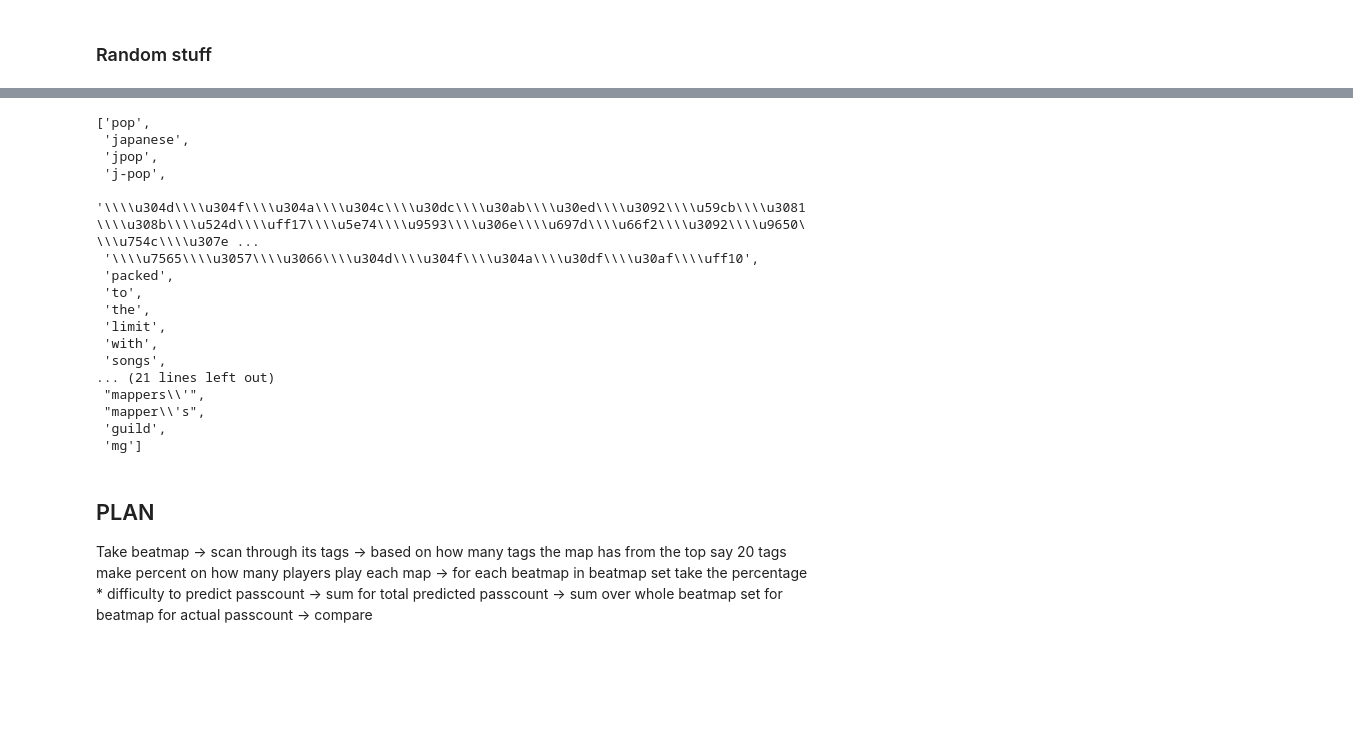
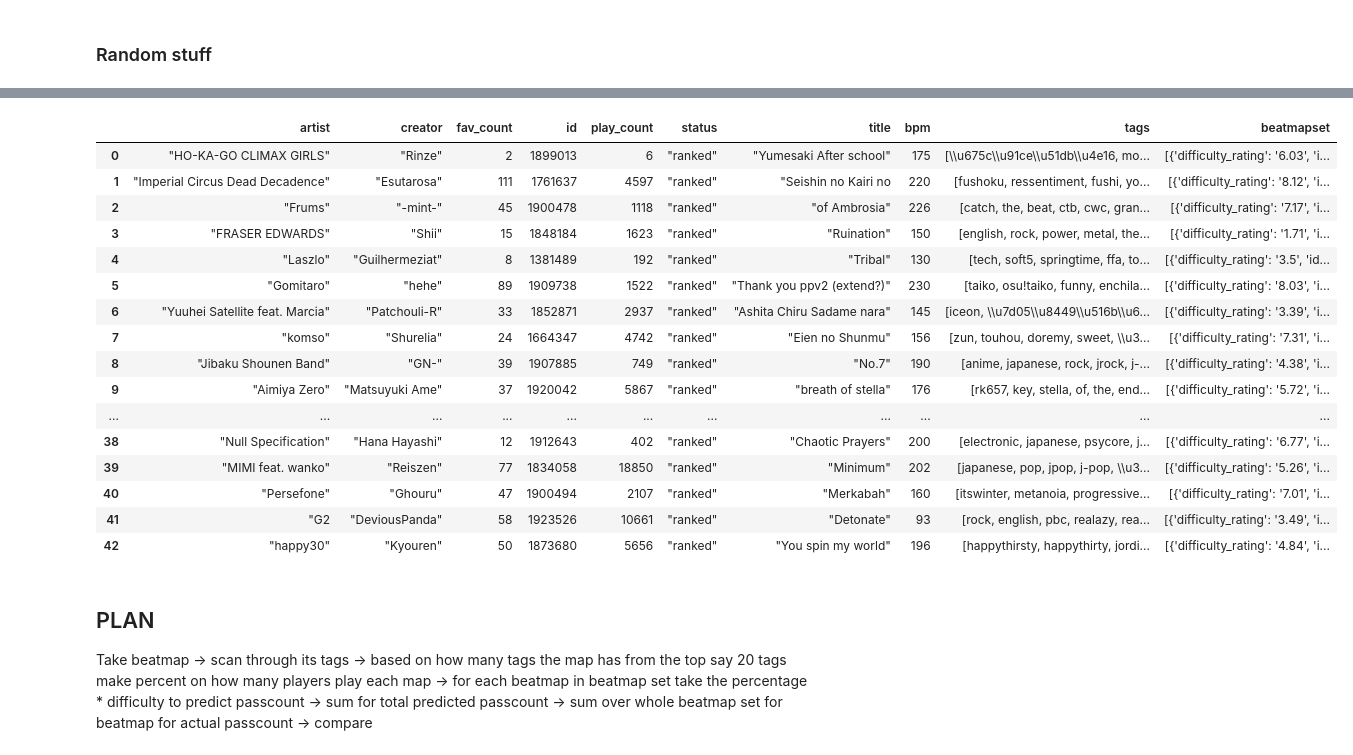
Before and after one commit to MlakarT/MlakarT-Analiza-podatkov-osu-, a Jupyter notebook: capture.ipynb, the cells around one changed output, grey strips where cells are left out. Saved outputs shown, nothing was run; the diff lists cells and outputs as text; code cells hidden in the pictures; blank space fills up the shorter version.

Commit message:
Alright good stuff was done, finally figured it out Also pandas is a piece of ... you know that?

```diff
--- a/capture.ipynb
+++ b/capture.ipynb
@@ -217,6 +217,9 @@ subtable_by_playcount.head(20).plot.bar(x='title', y='play_count')
 ## Bayes classificator goes here: predicting passcount for separate beatmaps given difficulty and playcount
 # %% [markdown]
 _Additional note:_ This could be slightly problematic because lots of people are downloading the maps and just not playing them, + the difficulty is calculated based on a different classificator than just percentile
+# %%
+#I have to redefine df because of the way pandas reads from .csv files and .json files
+df = pd.read_json('data.json')
 # %%
 # beatmaps_ranked_by_playcount = subtable_by_playcount.reset_index().drop('index', axis= 1)
 def grab_index_from_title(df: pd.DataFrame, title: str):
@@ -312,23 +354,23 @@ int(df1.beatmapset[a][0]['passcount'])
-# %%
-df1.iloc[0]['tags']
-# %% [output]
-['pop',
- 'japanese',
- 'jpop',
- 'j-pop',
- '\\\\u304d\\\\u304f\\\\u304a\\\\u304c\\\\u30dc\\\\u30ab\\\\u30ed\\\\u3092\\\\u59cb\\\\u3081\\\\u308b\\\\u524d\\\\uff17\\\\u5e74\\\\u9593\\\\u306e\\\\u697d\\\\u66f2\\\\u3092\\\\u9650\\\\u754c\\\\u307e ...
- '\\\\u7565\\\\u3057\\\\u3066\\\\u304d\\\\u304f\\\\u304a\\\\u30df\\\\u30af\\\\uff10',
- 'packed',
- 'to',
- 'the',
- 'limit',
- 'with',
- 'songs',
-... (21 lines left out)
- "mappers\\'",
- "mapper\\'s",
- 'guild',
- 'mg']
+# %%
+df
+# %% [output]
+|  | artist | creator | fav_count | id | play_count | status | title | bpm | tags | beatmapset |
+| 0 | "HO-KA-GO CLIMAX GIRLS" | "Rinze" | 2 | 1899013 | 6 | "ranked" | "Yumesaki After school" | 175 | [\\u675c\\u91ce\\u51db\\u4e16, mo... | [{'difficulty_rating': '6.03', 'i... |
+| 1 | "Imperial Circus Dead Decadence" | "Esutarosa" | 111 | 1761637 | 4597 | "ranked" | "Seishin no Kairi no | 220 | [fushoku, ressentiment, fushi, yo... | [{'difficulty_rating': '8.12', 'i... |
+| 2 | "Frums" | "-mint-" | 45 | 1900478 | 1118 | "ranked" | "of Ambrosia" | 226 | [catch, the, beat, ctb, cwc, gran... | [{'difficulty_rating': '7.17', 'i... |
+| 3 | "FRASER EDWARDS" | "Shii" | 15 | 1848184 | 1623 | "ranked" | "Ruination" | 150 | [english, rock, power, metal, the... | [{'difficulty_rating': '1.71', 'i... |
+| 4 | "Laszlo" | "Guilhermeziat" | 8 | 1381489 | 192 | "ranked" | "Tribal" | 130 | [tech, soft5, springtime, ffa, to... | [{'difficulty_rating': '3.5', 'id... |
+| 5 | "Gomitaro" | "hehe" | 89 | 1909738 | 1522 | "ranked" | "Thank you ppv2 (extend?)" | 230 | [taiko, osu!taiko, funny, enchila... | [{'difficulty_rating': '8.03', 'i... |
+| 6 | "Yuuhei Satellite feat. Marcia" | "Patchouli-R" | 33 | 1852871 | 2937 | "ranked" | "Ashita Chiru Sadame nara" | 145 | [iceon, \\u7d05\\u8449\\u516b\\u6... | [{'difficulty_rating': '3.39', 'i... |
+| 7 | "komso" | "Shurelia" | 24 | 1664347 | 4742 | "ranked" | "Eien no Shunmu" | 156 | [zun, touhou, doremy, sweet, \\u3... | [{'difficulty_rating': '7.31', 'i... |
+| 8 | "Jibaku Shounen Band" | "GN-" | 39 | 1907885 | 749 | "ranked" | "No.7" | 190 | [anime, japanese, rock, jrock, j-... | [{'difficulty_rating': '4.38', 'i... |
+| 9 | "Aimiya Zero" | "Matsuyuki Ame" | 37 | 1920042 | 5867 | "ranked" | "breath of stella" | 176 | [rk657, key, stella, of, the, end... | [{'difficulty_rating': '5.72', 'i... |
+| ... | ... | ... | ... | ... | ... | ... | ... | ... | ... | ... |
+| 38 | "Null Specification" | "Hana Hayashi" | 12 | 1912643 | 402 | "ranked" | "Chaotic Prayers" | 200 | [electronic, japanese, psycore, j... | [{'difficulty_rating': '6.77', 'i... |
+| 39 | "MIMI feat. wanko" | "Reiszen" | 77 | 1834058 | 18850 | "ranked" | "Minimum" | 202 | [japanese, pop, jpop, j-pop, \\u3... | [{'difficulty_rating': '5.26', 'i... |
+| 40 | "Persefone" | "Ghouru" | 47 | 1900494 | 2107 | "ranked" | "Merkabah" | 160 | [itswinter, metanoia, progressive... | [{'difficulty_rating': '7.01', 'i... |
+| 41 | "G2 | "DeviousPanda" | 58 | 1923526 | 10661 | "ranked" | "Detonate" | 93 | [rock, english, pbc, realazy, rea... | [{'difficulty_rating': '3.49', 'i... |
+| 42 | "happy30" | "Kyouren" | 50 | 1873680 | 5656 | "ranked" | "You spin my world" | 196 | [happythirsty, happythirty, jordi... | [{'difficulty_rating': '4.84', 'i... |
 # %% [markdown]
 ## PLAN
 
```
Also changed, not shown: parts of 14 cells of this notebook, 1 other file.
